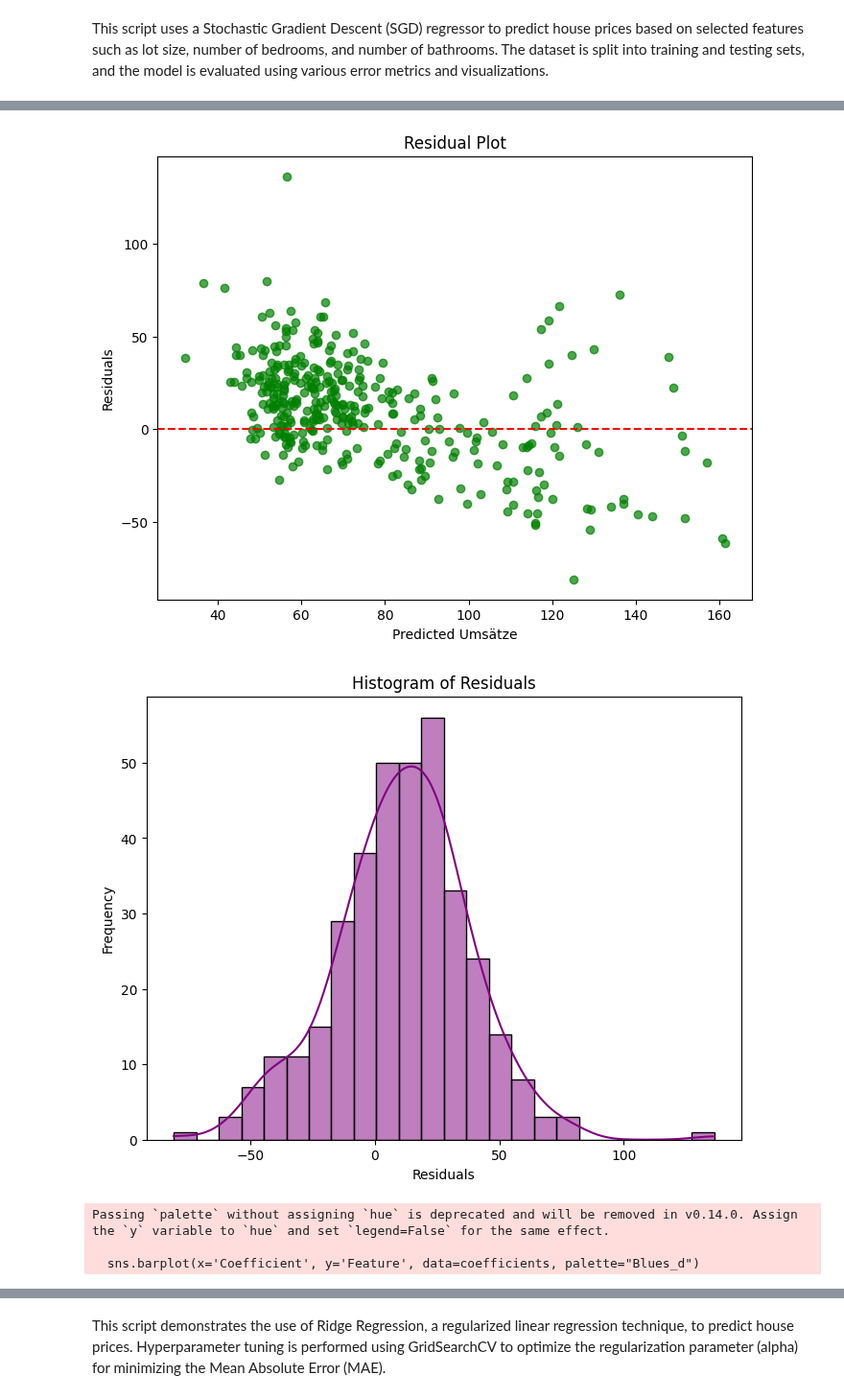
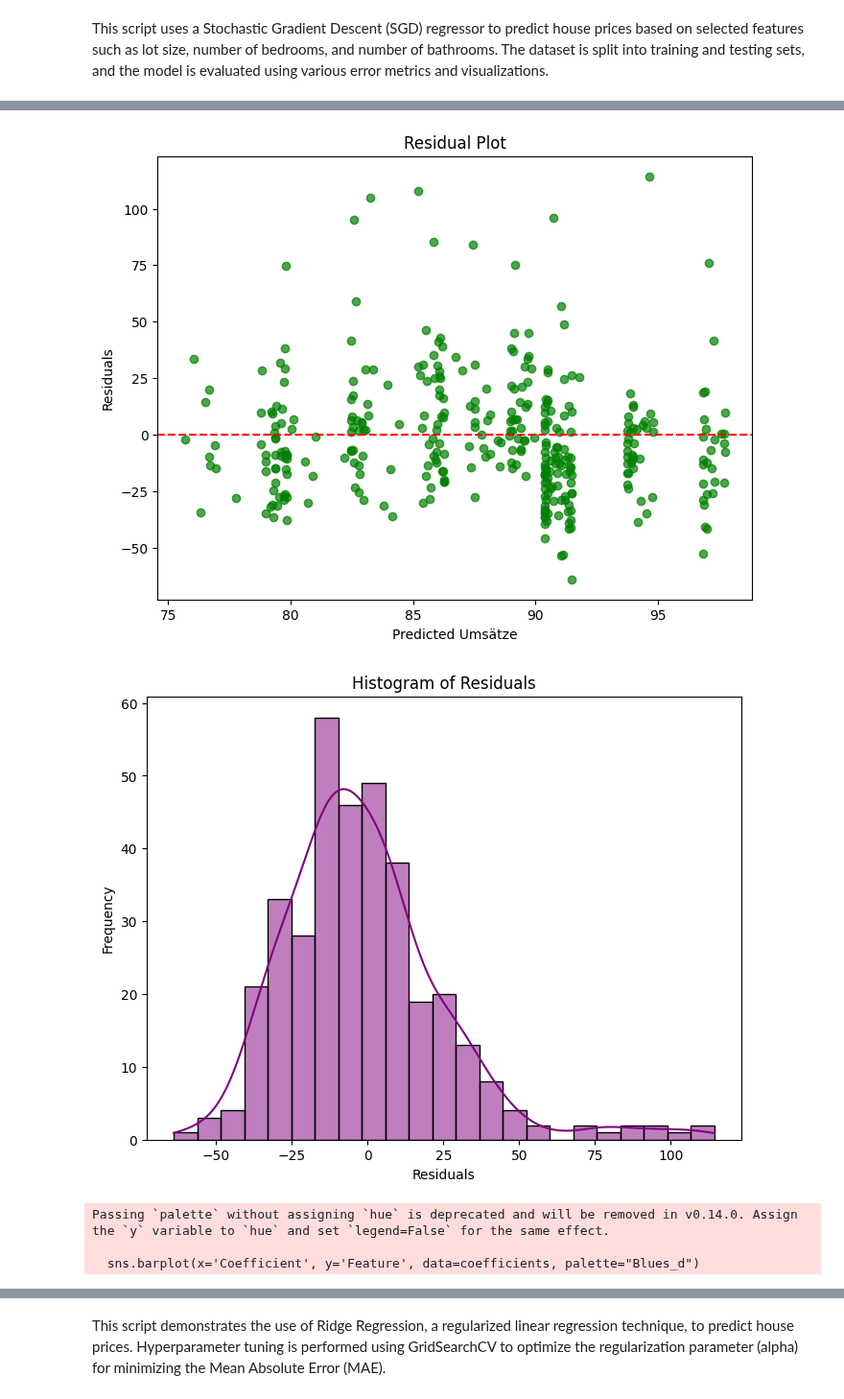
Before and after one commit to Fiesa00/DS_ML_Gr_1.5, a Jupyter notebook: 2_BaselineModel/Baseline-Model W4.ipynb, the cells around one changed output, grey strips where cells are left out. Shown at 96% size. Cells and saved outputs as stored; diff of their text form; code cells hidden in the pictures.

```diff
--- a/2_BaselineModel/Baseline-Model W4.ipynb
+++ b/2_BaselineModel/Baseline-Model W4.ipynb
@@ -238,9 +239,10 @@ data=data
 #'Inflationsrate','Heimspiel','Weihnachtsmarkt', 'Markt', 'Faehrverkaehr','Kreuzfahrverkehr','Temperatur','Monat' ,'Frühling','Sommer','Herbst','Winter','Temp_warm','Temp_cold','Temp_average', 'Monday','Tuesday','Wednesday','Thursday','Friday','Saturday','Sunday'
 
 # Select features and target variable
+#'Inflationsrate','Heimspiel', 'Markt','Temperatur','Monat' ,'Frühling','Winter','Temp_warm','Temp_average','Tuesday','Wednesday','Thursday','Friday', 'Sunday','Schulferien','Feiertage', 'Niederschlag','Schneehoehe'
 # Features include 'Inflationsrate','Heimspiel','Weihnachtsmarkt', 'Markt','Monat' ,'Frühling','Sommer','Herbst','Winter','Temp_warm','Temp_cold','Temp_average', 'Monday','Tuesday','Wednesday','Thursday','Friday','Saturday','Sunday','Schulferien','Semesterferien','Feiertage', 'Schneehoehe','Sonnenschein','KielerWoche'
 #'Inflationsrate','Heimspiel','Weihnachtsmarkt', 'Markt','Temperatur','Monat' ,'Frühling','Sommer','Herbst','Winter','Temp_warm','Temp_cold','Temp_average', 'Monday','Tuesday','Wednesday','Thursday','Friday','Saturday','Sunday','Schulferien','Semesterferien','Feiertage','Niederschlag', 'Schneehoehe','Sonnenschein','KielerWoche'
-features = ['Inflationsrate','Heimspiel','Weihnachtsmarkt', 'Markt','Temperatur','Monat' ,'Frühling','Sommer','Herbst','Winter','Temp_warm','Temp_cold','Temp_average', 'Monday','Tuesday','Wednesday','Thursday','Friday','Saturday','Sunday','Schulferien','Semesterferien','Feiertage','Niederschlag', 'Schneehoehe','Sonnenschein','KielerWoche']
+features = ['Sommer','Herbst','Temp_cold','Saturday','Semesterferien','Sonnenschein','KielerWoche']
 X = data[features] #target variable: Umsatz
 y=data['Umsatz']
 
@@ -335,5 +337,5 @@ Mean Absolute Percentage Error (MAPE): 26.39%
-[figure, old version]
+[figure, new version]
-[figure, old version]
+[figure, new version]
 Passing `palette` without assigning `hue` is deprecated and will be removed in v0.14.0. Assign the `y` variable to `hue` and set `legend=False` for the same effect.
 
   sns.barplot(x='Coefficient', y='Feature', data=coefficients, palette="Blues_d")
```
Also changed, not shown: parts of 2 cells of this notebook, 1 other file.
